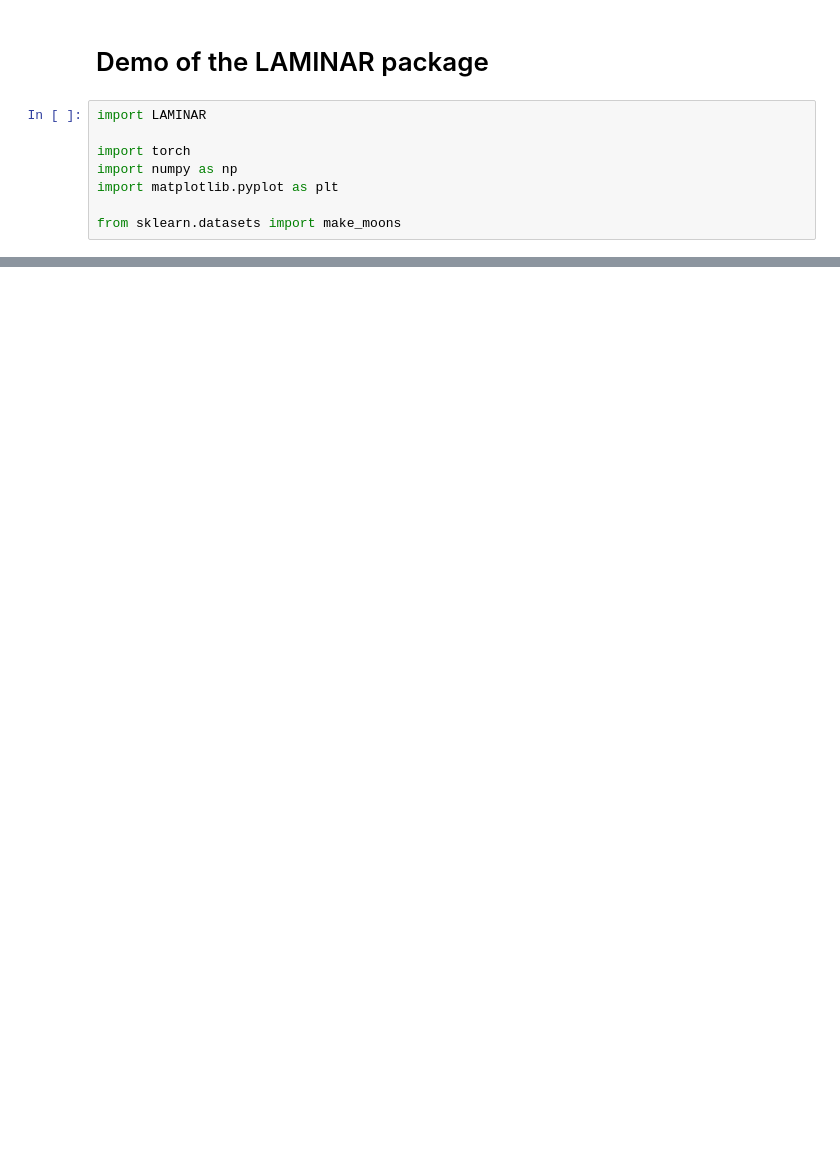
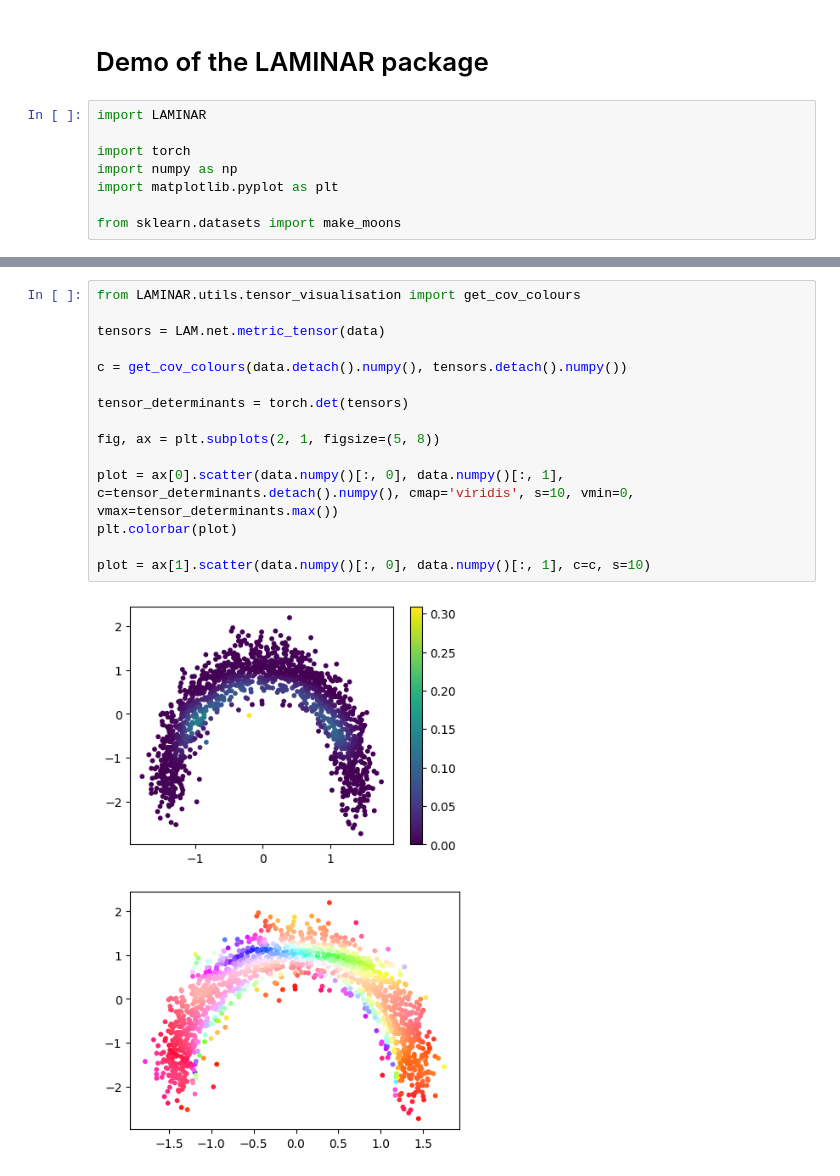
Before and after one commit to CKleiber/LAMINAR, a Jupyter notebook: notebooks/demo.ipynb, the cells around one changed output, grey strips where cells are left out. Drawn from its saved outputs; the diff is of its cells as text; blank space fills up the shorter version.

```diff
--- a/notebooks/demo.ipynb
+++ b/notebooks/demo.ipynb
@@ -113,0 +151,17 @@ plt.show()
+# %%
+from LAMINAR.utils.tensor_visualisation import get_cov_colours
+
+tensors = LAM.net.metric_tensor(data)
+
+c = get_cov_colours(data.detach().numpy(), tensors.detach().numpy())
+
+tensor_determinants = torch.det(tensors)
+
+fig, ax = plt.subplots(2, 1, figsize=(5, 8))
+
+plot = ax[0].scatter(data.numpy()[:, 0], data.numpy()[:, 1], c=tensor_determinants.detach().numpy(), cmap='viridis', s=10, vmin=0, vmax=tensor_determinants.max())
+plt.colorbar(plot)
+
+plot = ax[1].scatter(data.numpy()[:, 0], data.numpy()[:, 1], c=c, s=10)
+# %% [output]
+[figure, added]
```
Also changed, not shown: parts of 12 cells of this notebook, 6 other files.
